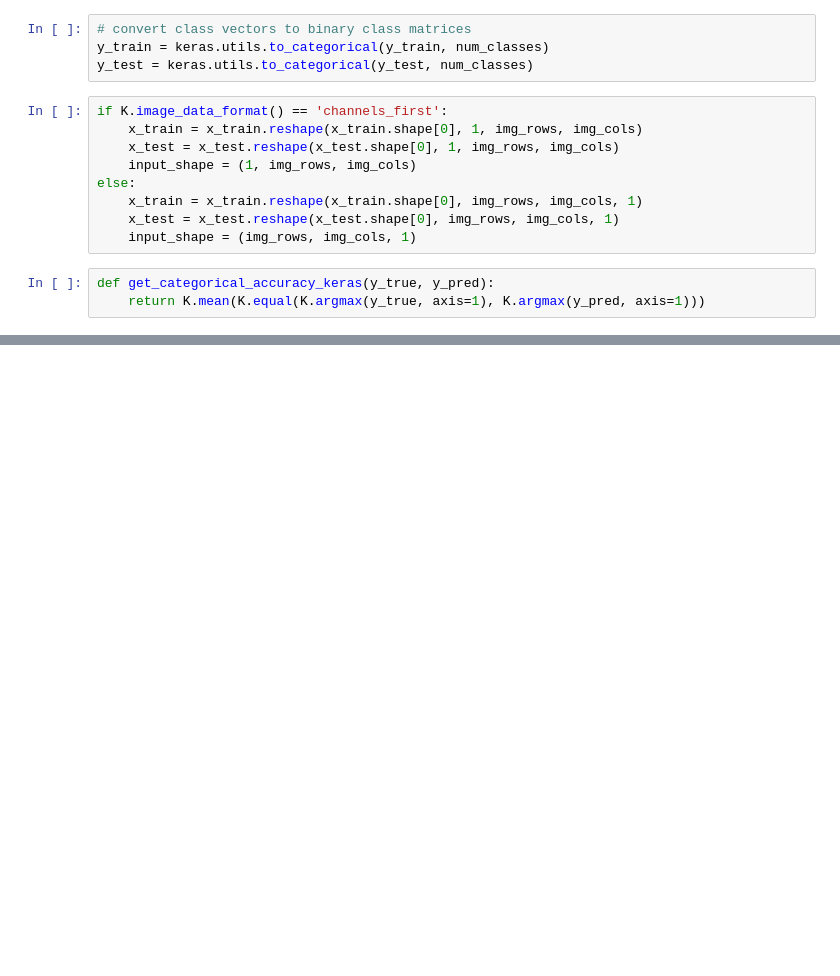
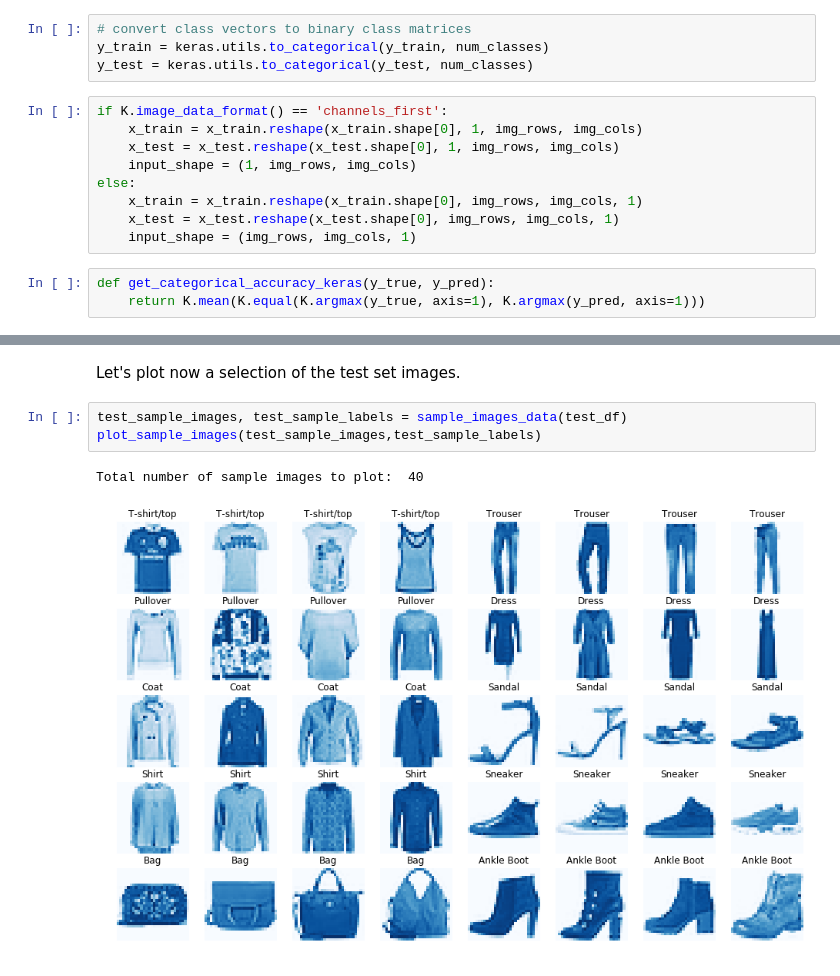
Before and after one commit to PallaviW/TensorFlow-and-Keras, a Jupyter notebook: CNN Model with TensorFlow and Keras.ipynb, the cells around one changed output, grey strips where cells are left out. Drawn from its saved outputs; the diff is of its cells as text; blank space fills up the shorter version.

```diff
--- a/CNN Model with TensorFlow and Keras.ipynb
+++ b/CNN Model with TensorFlow and Keras.ipynb
@@ -90,3 +140,11 @@ def get_categorical_accuracy_keras(y_true, y_pred):
+# %% [markdown]
+Let's plot now a selection of the test set images.
+# %%
+test_sample_images, test_sample_labels = sample_images_data(test_df)
+plot_sample_images(test_sample_images,test_sample_labels)
+# %% [output]
+Total number of sample images to plot:  40
+[figure, added]
 # %%
 # Building the Model
 model = Sequential()
```
Also changed, not shown: parts of 16 cells of this notebook.
